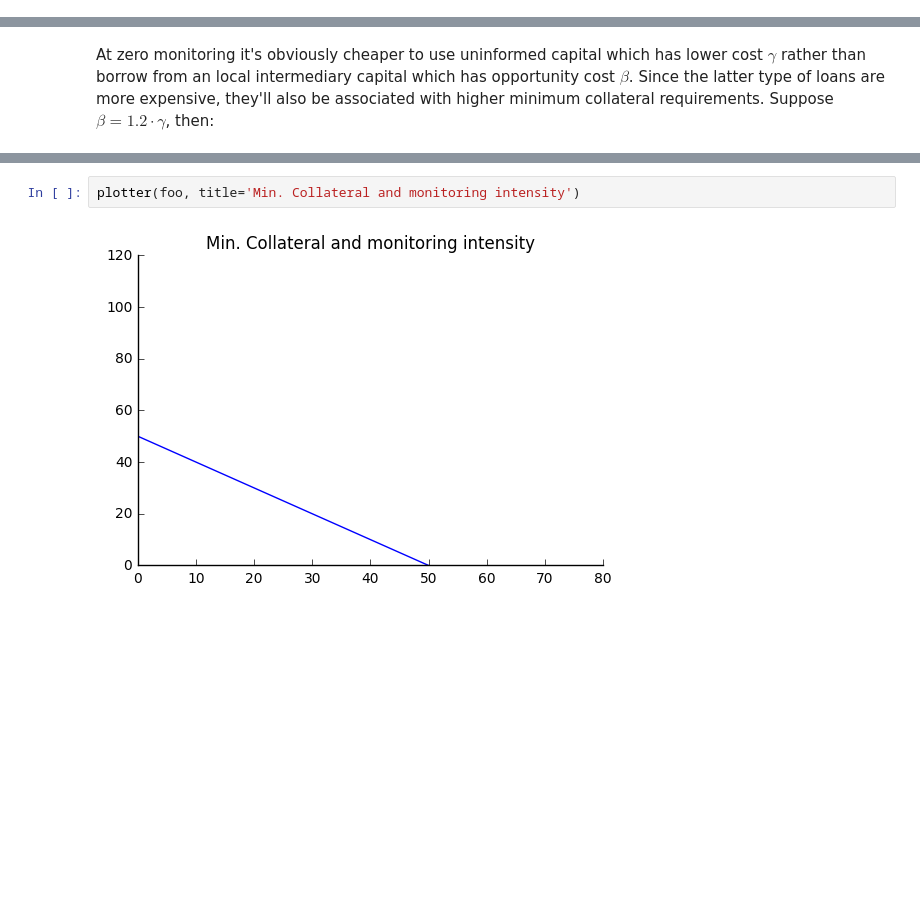
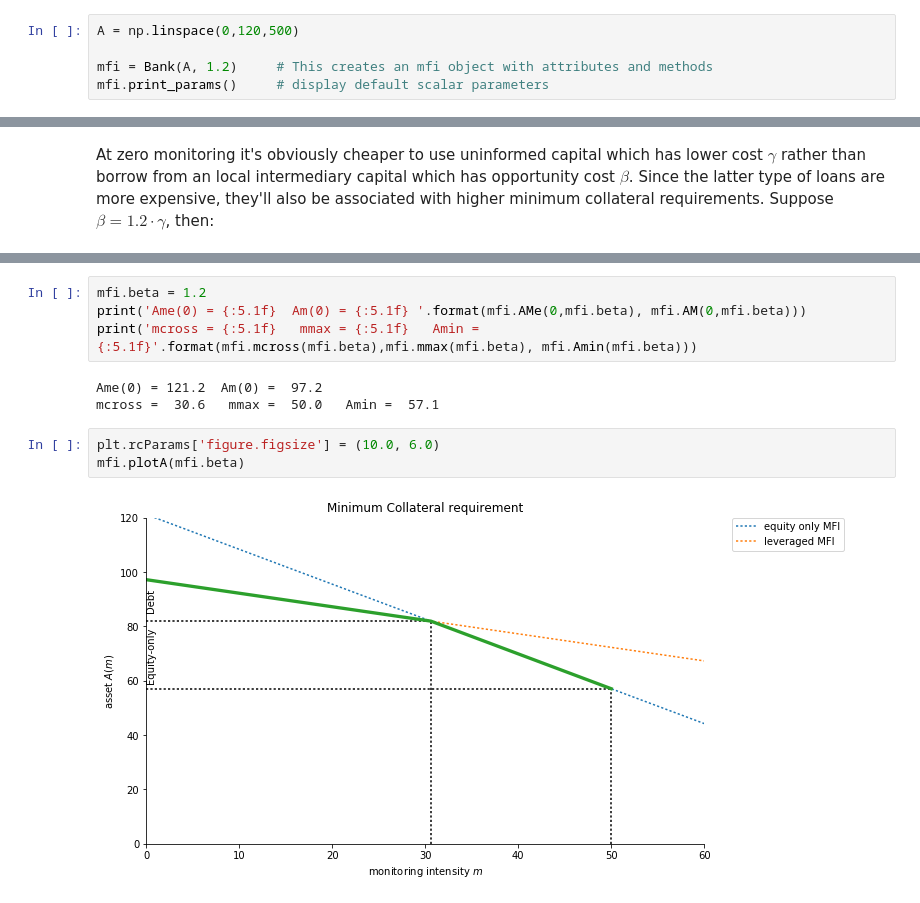
Before and after one commit to jhconning/social-finance, a Jupyter notebook: notebooks/socfin.ipynb, the cells around one changed output, grey strips where cells are left out. Drawn from its saved outputs; the diff is of its cells as text; blank space fills up the shorter version.

```diff
--- a/notebooks/socfin.ipynb
+++ b/notebooks/socfin.ipynb
@@ -59,0 +58,5 @@ I = 110
+# %%
+A = np.linspace(0,120,500)
+
+mfi = Bank(A, 1.2)     # This creates an mfi object with attributes and methods
+mfi.print_params()     # display default scalar parameters
@@ -514,4 +226,12 @@ SyntaxError: can't assign to function call (<ipython-input-59-c8dd4a6894e4>, lin
-# %%
-plotter(foo, title='Min. Collateral and monitoring intensity')
-# %% [output]
-[figure, removed]
+# %%
+mfi.beta = 1.2
+print('Ame(0) = {:5.1f}  Am(0) = {:5.1f} '.format(mfi.AMe(0,mfi.beta), mfi.AM(0,mfi.beta)))
+print('mcross = {:5.1f}   mmax = {:5.1f}   Amin = {:5.1f}'.format(mfi.mcross(mfi.beta),mfi.mmax(mfi.beta), mfi.Amin(mfi.beta)))
+# %% [output]
+Ame(0) = 121.2  Am(0) =  97.2
+mcross =  30.6   mmax =  50.0   Amin =  57.1
+# %%
+plt.rcParams['figure.figsize'] = (10.0, 6.0)
+mfi.plotA(mfi.beta)
+# %% [output]
+[figure, added]
```
Also changed, not shown: parts of 83 cells of this notebook.
